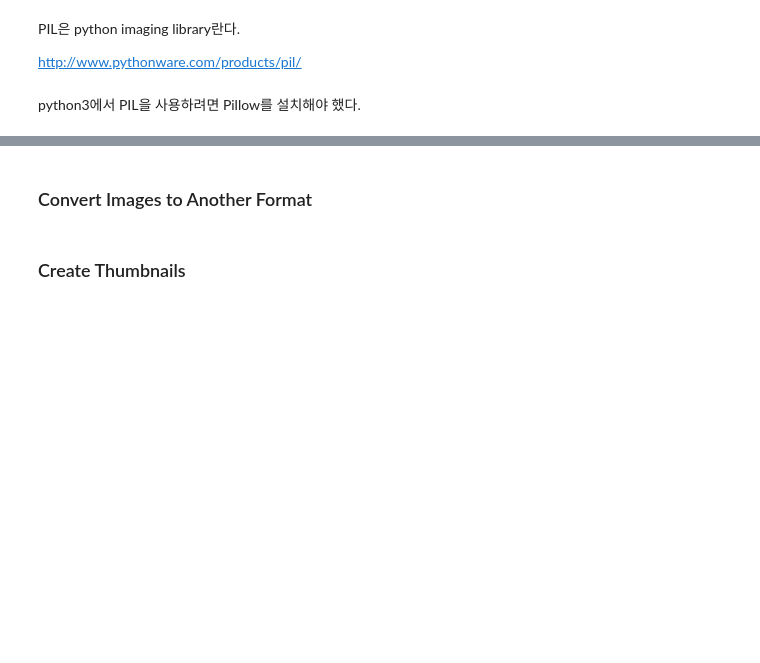
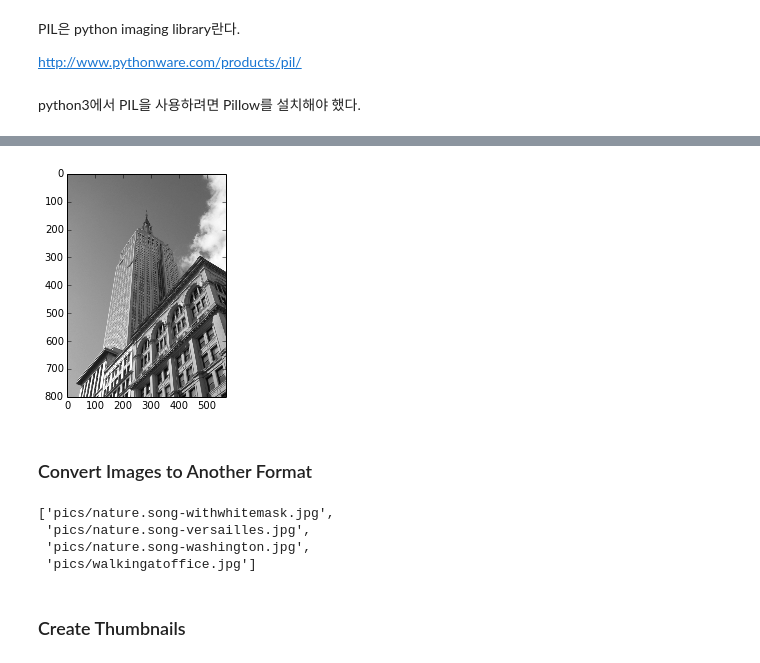
Before and after one commit to psygrammer/cav, a Jupyter notebook: part1/study01/cvpy/Programming_Computer_Vision_with_Python_ch01_Basic_Image_Handling_and_Processing.ipynb, the cells around one changed output, grey strips where cells are left out. Cells and saved outputs as stored; diff of their text form; code cells hidden in the pictures; blank space fills up the shorter version.

```diff
--- a/part1/study01/cvpy/Programming_Computer_Vision_with_Python_ch01_Basic_Image_Handling_and_Processing.ipynb
+++ b/part1/study01/cvpy/Programming_Computer_Vision_with_Python_ch01_Basic_Image_Handling_and_Processing.ipynb
@@ -15,3 +22,12 @@ pil_im.save('./pics/nature.song-washington-L.jpg')
+# %%
+pil_im = pil_im.convert('L')
+# %%
+%matplotlib inline
+
+imshow(pil_im)
+show()
+# %% [output]
+[figure, added]
 # %% [markdown]
 ### Convert Images to Another Format
 # %%
@@ -33,2 +56,10 @@ for infile in filelist:
+# %%
+paths = get_imlist('pics')
+paths
+# %% [output]
+['pics/nature.song-withwhitemask.jpg',
+ 'pics/nature.song-versailles.jpg',
+ 'pics/nature.song-washington.jpg',
+ 'pics/walkingatoffice.jpg']
 # %% [markdown]
 ### Create Thumbnails
```
Also changed, not shown: parts of 59 cells of this notebook, 10 other files.
